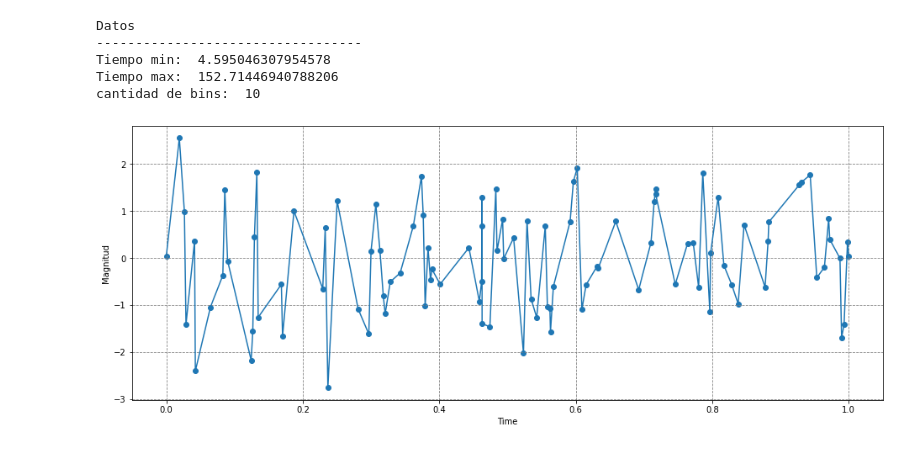
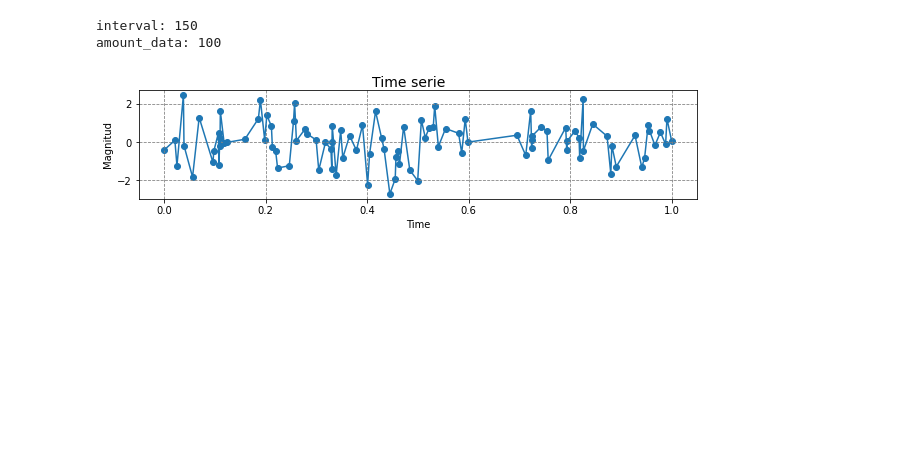
Before and after one commit to LeoQuark/HistogramasAdaptativos, a Jupyter notebook: Histogramas_Adaptativos_Titulo.ipynb, the cells around one changed output. Cells and saved outputs as stored; diff of their text form; code cells hidden in the pictures; blank space fills up the shorter version.

Commit message:
add TimeSerie class

```diff
--- a/Histogramas_Adaptativos_Titulo.ipynb
+++ b/Histogramas_Adaptativos_Titulo.ipynb
@@ -5,56 +5,3 @@
 import numpy as np
 import pandas as pd
 import matplotlib.pylab as plt
-# %%
-# Bloque para configurar parametros globales
-# --------------------------------------------
-# Simulación de serie de tiempo en 2 bandas ( g y r)
-
-#intervalo de datos 0 - n
-interval = 150
-cantDatos = 100
-
-# r band
-# eje x - tiempo
-time = interval*np.sort(np.random.rand(cantDatos))+3
-# eje y - flujo de magnitud
-mag = np.random.randn(cantDatos)
-
-
-#Numero de bin
-n_bin = 10
-#Periodo (T)
-period = 1
-#Cantidad de divisiones del periodo T, T/2, T/4, T/8, T/16
-epochPerid = 3
-print("Datos")
-print("-" * 32)
-#print(time)
-print("Tiempo min: ",time.min(),"\nTiempo max: ",time.max())
-print("cantidad de bins: ",n_bin,"\n ")
-
-#Normalizar el tiempo para dejar todos los valores entre 0 y 1
-time =  (time - time.min())/(time.max()-time.min())
-#print(time)
-# %% [output]
-Datos
-----------------------------------
-Tiempo min:  4.595046307954578
-Tiempo max:  152.71446940788206
-cantidad de bins:  10
-# %%
-#Grafico para ver la serie de tiempo
-
-#print(time)
-#print(mag)
-
-plt.figure(figsize=(16,6))
-plt.plot(time,mag)
-plt.scatter(time,mag)
-plt.ylabel("Magnitud")
-plt.xlabel("Time")
-plt.grid(axis = 'y', color = 'gray', linestyle = 'dashed')
-plt.grid(axis = 'x', color = 'gray', linestyle = 'dashed')
-plt.show()
-# %% [output]
-[figure, removed]
@@ -60,0 +45,13 @@ plt.show()
+# %%
+time_serie = TimeSerie(150,100)
+
+time_serie.set_data()
+time_serie.normalize()
+
+time_serie.get_all_data()
+# print(time_serie.get_time())
+time_serie.view_time_serie(2,10,14)
+# %% [output]
+interval: 150
+amount_data: 100
+[figure, added]
```
Also changed, not shown: parts of 5 cells of this notebook.
